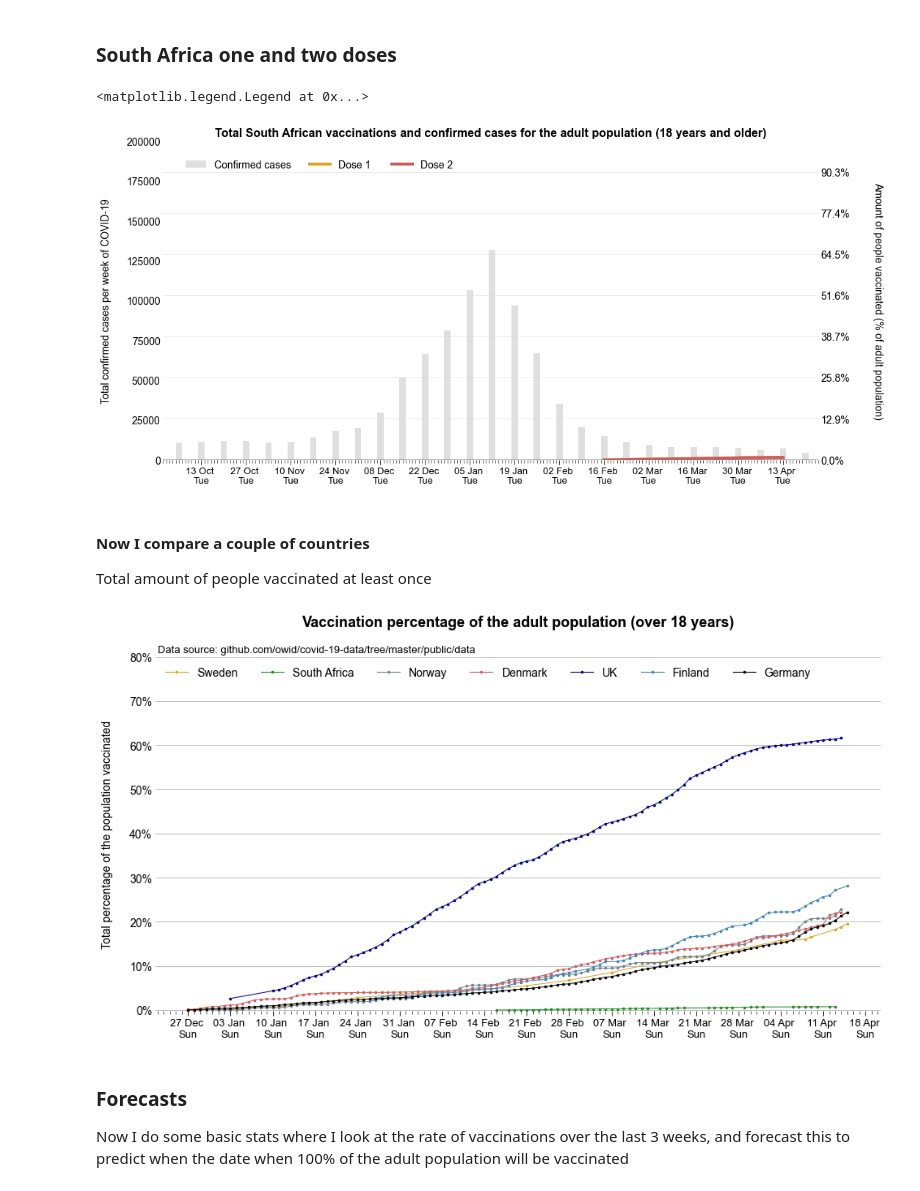
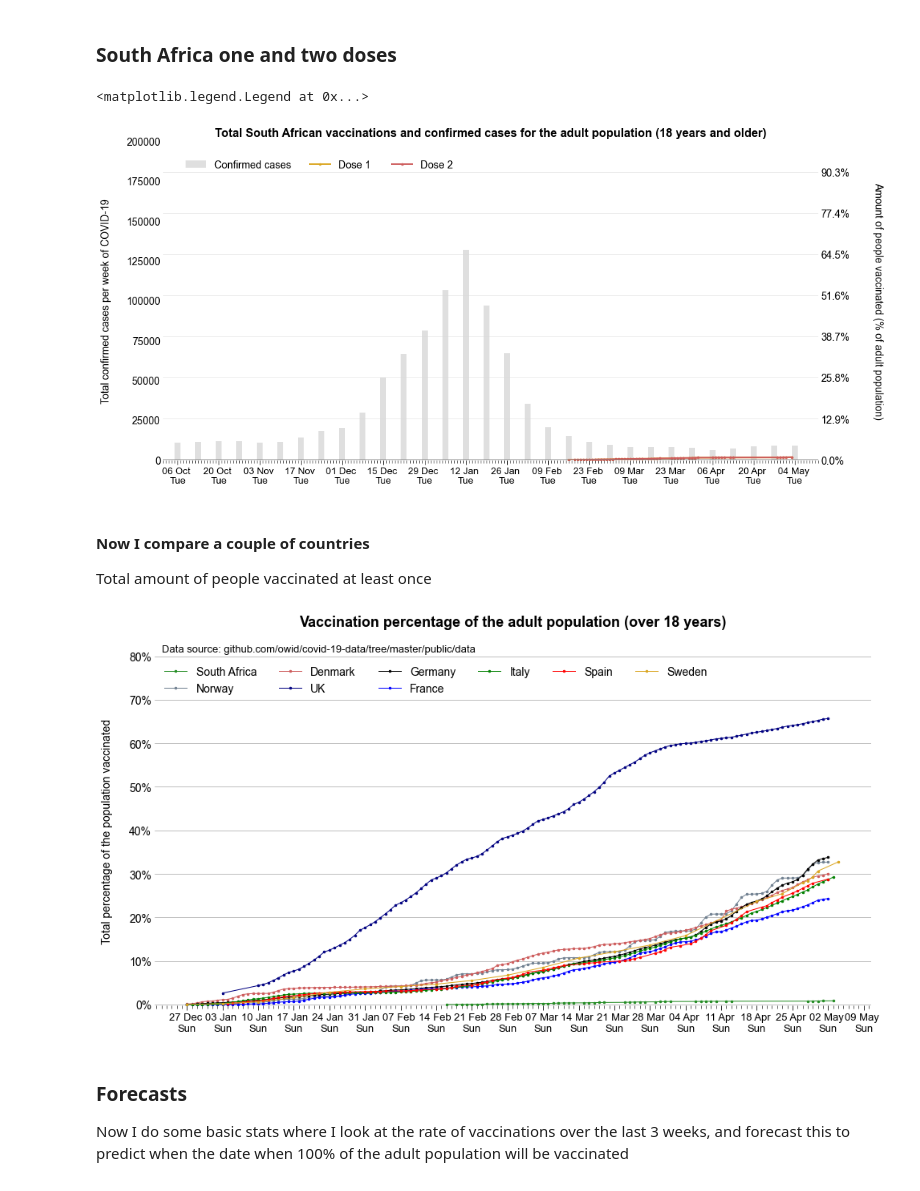
Before and after one commit to marcelduplessis/COVID-19, a Jupyter notebook: covid_analysis.ipynb, the cells around one changed output. Cells and saved outputs as stored; diff of their text form; code cells hidden in the pictures.

```diff
--- a/covid_analysis.ipynb
+++ b/covid_analysis.ipynb
@@ -284,19 +294,16 @@ I got these numbers from just googling around, please let me know if I've got so
 # Sweden
 sw_pop = 10.38e6
 sw_pop_under18 = 2189403
-
 sw_pop_vac = sw_pop-sw_pop_under18
 
 # Finland
 fn_pop = 5.55e6
 fn_pop_under18 = 1.17e6
-
 fn_pop_vac = fn_pop-fn_pop_under18
 
 # Norway
 nw_pop = 5.39e6
 nw_pop_under18 = 1.19e6
-
 nw_pop_vac = nw_pop-nw_pop_under18
 
 # Denmark
@@ -308,19 +315,31 @@ dn_pop_vac = dn_pop-dn_pop_under18
 # United Kingdom
 uk_pop = 66.65e6
 uk_pop_under18 = 14e6
-
 uk_pop_vac = uk_pop-uk_pop_under18
 
 # South Africa
 sa_pop = 58.56e6
 sa_pop_under18 = 19.8e6
-
 sa_pop_vac = sa_pop-sa_pop_under18
 
 # Germany
 gm_pop = 83.19e6
 gm_pop_under18 = 13.68e6
+gm_pop_vac = gm_pop-gm_pop_under18
 
-gm_pop_vac = gm_pop-gm_pop_under18
+# France
+fr_pop = 65.24e6
+fr_pop_under18 = 15.43
+fr_pop_vac = fr_pop-fr_pop_under18
+
+# Spain
+sp_pop = 46.75e6
+sp_pop_under18 = 4.54e6
+sp_pop_vac = sp_pop-sp_pop_under18
+
+# Italy
+it_pop = 60.5e6
+it_pop_under18 = 9.61e6
+it_pop_vac = it_pop-it_pop_under18
 # %% [markdown]
 #### First I take a look at the South African and Swedish cases and vaccination doses, with the hope that a trend will eventually emerge with increasing vaccinations and decreasing cases.
@@ -326,0 +352,5 @@ gm_pop_vac = gm_pop-gm_pop_under18
+# %%
+dat_sw_extra = dat_sw.isel(date=-1)
+dat_sw_extra['date'] = np.datetime64('2021-05-04')
+dat_sw_extra['people_vaccinated'] = 2681307
+dat_sw = xr.concat([dat_sw, dat_sw_extra], dim='date')
@@ -410,8 +439,8 @@ ax1 = ax.twinx()
 
 
 # plot the numbers
-ax1.plot(dat_sa.date.values, dat_sa['people_vaccinated'],       marker='.', markersize=0, zorder=2, lw=4, label='Dose 1', color='goldenrod')
-ax1.plot(dat_sa.date.values, dat_sa['people_fully_vaccinated'], marker='.', markersize=0, zorder=2, lw=4, label='Dose 2', color='indianred')
+ax1.plot(dat_sa.date.values, dat_sa['people_vaccinated'],       marker='.', markersize=5, zorder=2, lw=2, label='Dose 1', color='goldenrod')
+ax1.plot(dat_sa.date.values, dat_sa['people_fully_vaccinated'], marker='.', markersize=5, zorder=2, lw=2, label='Dose 2', color='indianred')
 
 ax1.set_ylim(0, sa_pop_vac)
 
@@ -453,7 +482,7 @@ ax.legend(loc=2, ncol=2, bbox_to_anchor=(0.02,0.97), frameon=False)
 ax1.legend(loc=2, ncol=2, bbox_to_anchor=(0.21,0.97), frameon=False)
 # %% [output]
 <matplotlib.legend.Legend at 0x...>
-[figure, old version]
+[figure, new version]
 # %% [markdown]
 #### Now I compare a couple of countries
 
@@ -464,14 +493,16 @@ import matplotlib.ticker as mtick
 fig, ax = plt.subplots(figsize=(16, 8))
 ax.set_frame_on(False)
 
-ax.plot(dat_sw.date.values, 100*dat_sw['people_vaccinated']/sw_pop_vac, marker='.', markersize=5, zorder=2, lw=1, label='Sweden',       c='goldenrod')
 ax.plot(dat_sa.date.values, 100*dat_sa['people_vaccinated']/sa_pop_vac, marker='.', markersize=5, zorder=2, lw=1, label='South Africa', c='forestgreen')
 ax.plot(dat_nw.date.values, 100*dat_nw['people_vaccinated']/nw_pop_vac, marker='.', markersize=5, zorder=2, lw=1, label='Norway',       c='slategrey')
 ax.plot(dat_dn.date.values, 100*dat_dn['people_vaccinated']/dn_pop_vac, marker='.', markersize=5, zorder=2, lw=1, label='Denmark',      c='indianred')
 ax.plot(dat_uk.date.values, 100*dat_uk['people_vaccinated']/uk_pop_vac, marker='.', markersize=5, zorder=2, lw=1, label='UK',           c='navy')
-ax.plot(dat_fn.date.values, 100*dat_fn['people_vaccinated']/fn_pop_vac, marker='.', markersize=5, zorder=2, lw=1, label='Finland',      c='steelblue')
+# ax.plot(dat_fn.date.values, 100*dat_fn['people_vaccinated']/fn_pop_vac, marker='.', markersize=5, zorder=2, lw=1, label='Finland',      c='steelblue')
 ax.plot(dat_gm.date.values, 100*dat_gm['people_vaccinated']/gm_pop_vac, marker='.', markersize=5, zorder=2, lw=1, label='Germany',      c='k')
-
+ax.plot(dat_fr.date.values, 100*dat_fr['people_vaccinated']/fr_pop_vac, marker='.', markersize=5, zorder=2, lw=1, label='France',       c='blue')
+ax.plot(dat_it.date.values, 100*dat_it['people_vaccinated']/it_pop_vac, marker='.', markersize=5, zorder=2, lw=1, label='Italy',        c='green')
+ax.plot(dat_sp.date.values, 100*dat_sp['people_vaccinated']/sp_pop_vac, marker='.', markersize=5, zorder=2, lw=1, label='Spain',        c='red')
+ax.plot(dat_sw.date.values, 100*dat_sw['people_vaccinated']/sw_pop_vac, marker='.', markersize=5, zorder=2, lw=1, label='Sweden',       c='goldenrod')
 
 # set label characteristics
 ax.set_xlabel('')
@@ -484,35 +515,35 @@ month = mdates.MonthLocator()   # every week
 weeks = mdates.WeekdayLocator(byweekday=SU)   # every week
 weeks_fmt = mdates.DateFormatter('%d %b \n%a')
 
 ax.xaxis.set_major_locator(weeks)
 ax.xaxis.set_major_formatter(weeks_fmt)
 ax.xaxis.set_minor_locator(days)
 
 ax.set_frame_on(False)
 
 xmin, xmax = ax.get_xaxis().get_view_interval()
 ymin, ymax = ax.get_yaxis().get_view_interval()
 ax.add_artist(Line2D((xmin, xmax), (ymin, ymin), color='0.5', linewidth=1.5))
 
 plt.xticks(rotation=0)
 
 ax.set_title('Vaccination percentage of the adult population (over 18 years)', fontsize=18, pad=20, fontweight='bold', y=1.04)
 
 ax.text(pd.to_datetime('2020-12-22'), 81, 'Data source: github.com/owid/covid-19-data/tree/master/public/data', fontsize=13)
 
-ax.legend(loc=2, ncol=7, frameon=False)
+ax.legend(loc=2, ncol=6, frameon=False)
 
 xmin, xmax = ax.get_xaxis().get_view_interval()
 ymin, ymax = ax.get_yaxis().get_view_interval()
 ax.add_artist(Line2D((xmin, xmax), (ymin, ymin), color='0.5', linewidth=1.5))
 
 ax.yaxis.set_major_formatter(mtick.PercentFormatter())
 
 ax.set_ylim(-0.1, 80)
 
 savefig('../../vaccine_numbers_countries.png', dpi=300, bbox_inches='tight')
 # %% [output]
-[figure, old version]
+[figure, new version]
 # %% [markdown]
 ### Forecasts
 
```
Also changed, not shown: parts of 31 cells of this notebook, 14 other files.
